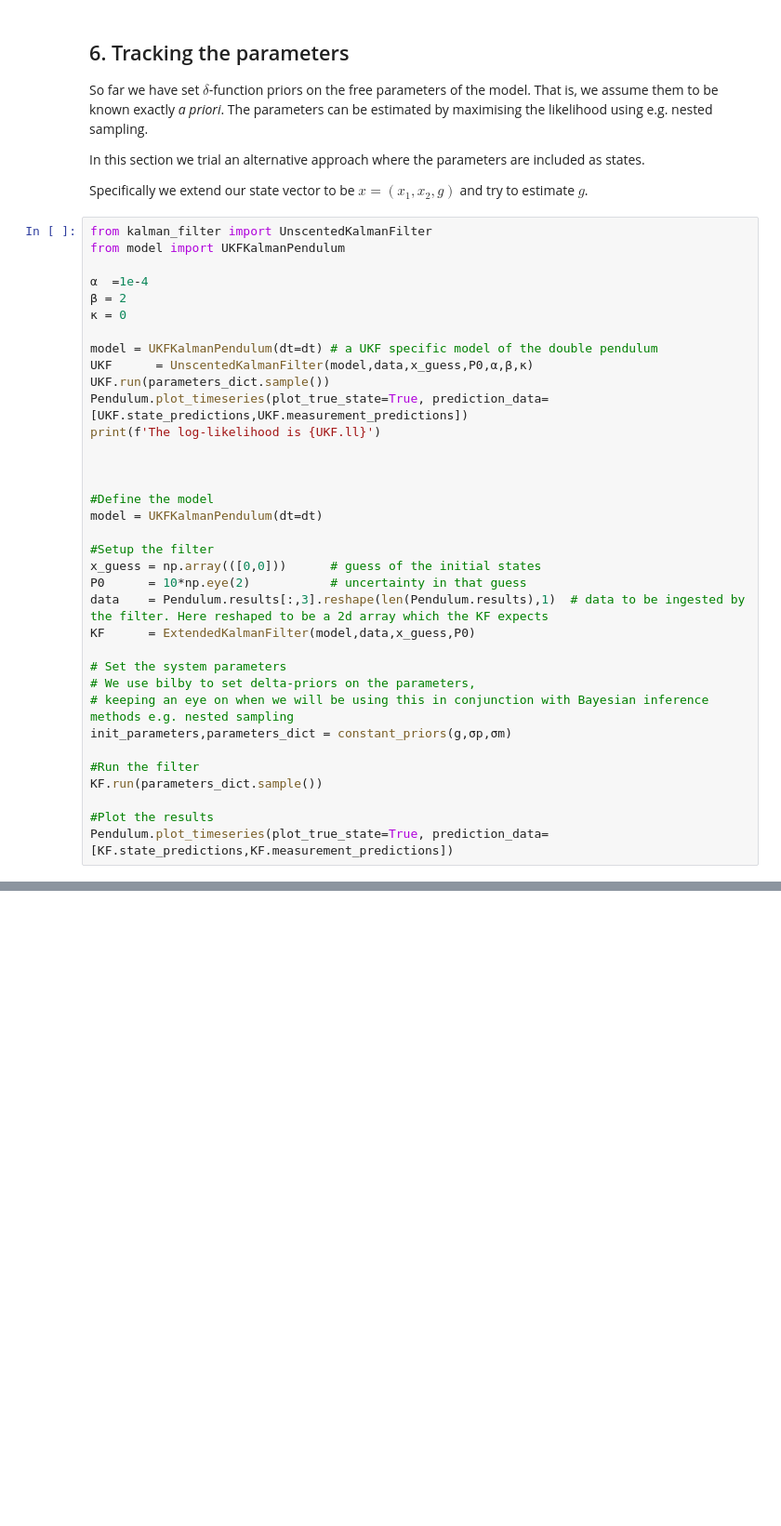
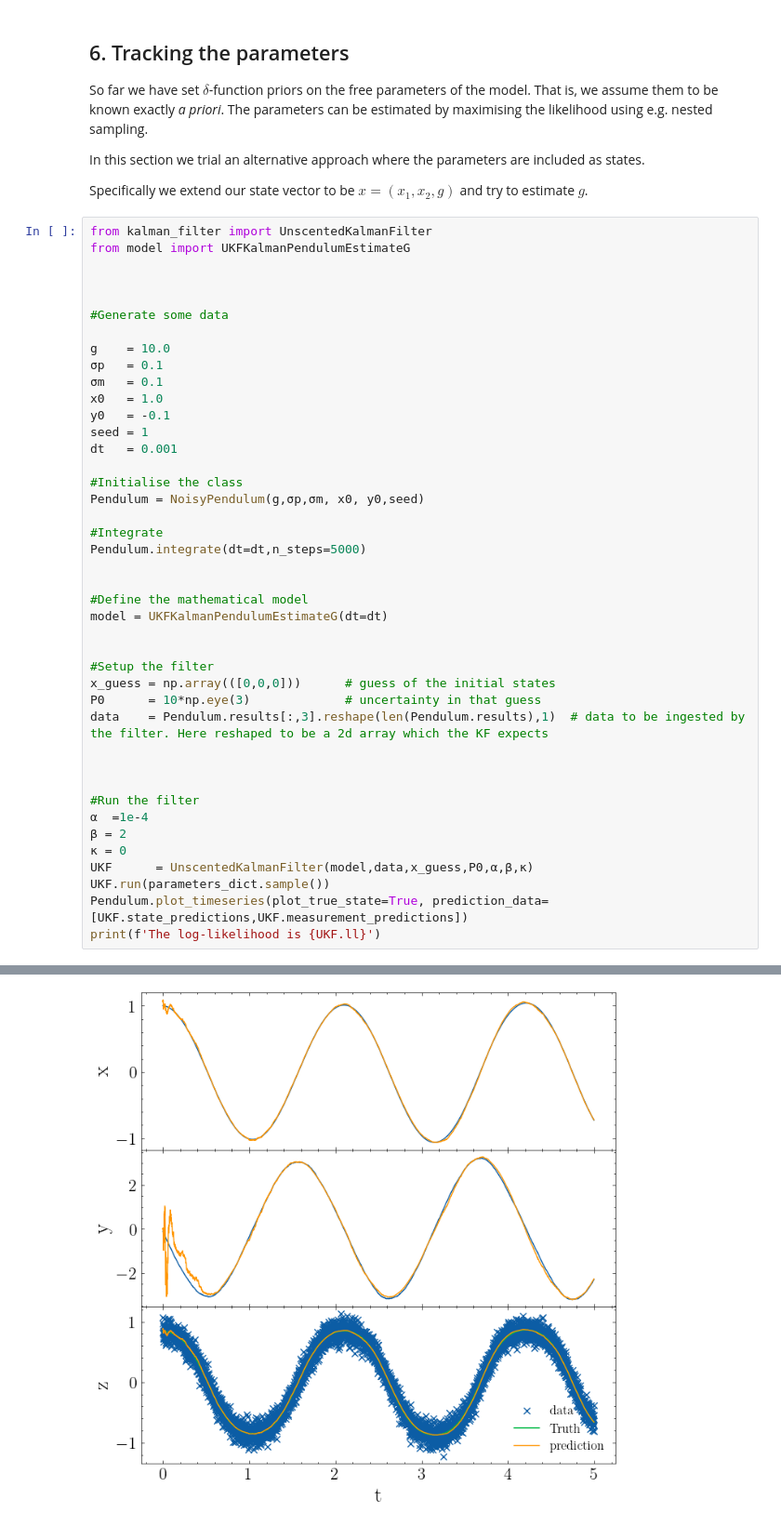
Before and after one commit to UniMelb-NSGW/SlowKalmanFilter, a Jupyter notebook: notebooks/NoisyPendulum.ipynb, the cells around one changed output, grey strips where cells are left out. Shown at 93% size. Cells and saved outputs as stored; diff of their text form; blank space fills up the shorter version.

```diff
--- a/notebooks/NoisyPendulum.ipynb
+++ b/notebooks/NoisyPendulum.ipynb
@@ -315,36 +319,44 @@ In this section we trial an alternative approach where the parameters are includ
 Specifically we extend our state vector to be $x = (x_1,x_2,g)$ and try to estimate $g$.
 # %%
 from kalman_filter import UnscentedKalmanFilter
-from model import UKFKalmanPendulum
+from model import UKFKalmanPendulumEstimateG
 
+
+
+#Generate some data
+
+g    = 10.0
+σp   = 0.1
+σm   = 0.1
+x0   = 1.0
+y0   = -0.1
+seed = 1
+dt   = 0.001
+
+#Initialise the class
+Pendulum = NoisyPendulum(g,σp,σm, x0, y0,seed)
+
+#Integrate
+Pendulum.integrate(dt=dt,n_steps=5000)
+
+
+#Define the mathematical model
+model = UKFKalmanPendulumEstimateG(dt=dt)
+
+
+#Setup the filter
+x_guess = np.array(([0,0,0]))      # guess of the initial states
+P0      = 10*np.eye(3)             # uncertainty in that guess
+data    = Pendulum.results[:,3].reshape(len(Pendulum.results),1)  # data to be ingested by the filter. Here reshaped to be a 2d array which the KF expects
+
+
+
+#Run the filter
 α  =1e-4
 β = 2
 κ = 0
-
-model = UKFKalmanPendulum(dt=dt) # a UKF specific model of the double pendulum
 UKF      = UnscentedKalmanFilter(model,data,x_guess,P0,α,β,κ)
 UKF.run(parameters_dict.sample())
 Pendulum.plot_timeseries(plot_true_state=True, prediction_data=[UKF.state_predictions,UKF.measurement_predictions])
 print(f'The log-likelihood is {UKF.ll}')
-
-
-
-#Define the model
-model = UKFKalmanPendulum(dt=dt)
-
-#Setup the filter
-x_guess = np.array(([0,0]))      # guess of the initial states
-P0      = 10*np.eye(2)           # uncertainty in that guess
-data    = Pendulum.results[:,3].reshape(len(Pendulum.results),1)  # data to be ingested by the filter. Here reshaped to be a 2d array which the KF expects
-KF      = ExtendedKalmanFilter(model,data,x_guess,P0)
-
-# Set the system parameters
-# We use bilby to set delta-priors on the parameters,
-# keeping an eye on when we will be using this in conjunction with Bayesian inference methods e.g. nested sampling
-init_parameters,parameters_dict = constant_priors(g,σp,σm)
-
-#Run the filter
-KF.run(parameters_dict.sample())
-
-#Plot the results
-Pendulum.plot_timeseries(plot_true_state=True, prediction_data=[KF.state_predictions,KF.measurement_predictions])
+# %% [output]
@@ -350,0 +364 @@ Pendulum.plot_timeseries(plot_true_state=True, prediction_data=[KF.state_predict
+[figure, added]
```
Also changed, not shown: parts of 5 cells of this notebook, 2 other files.
